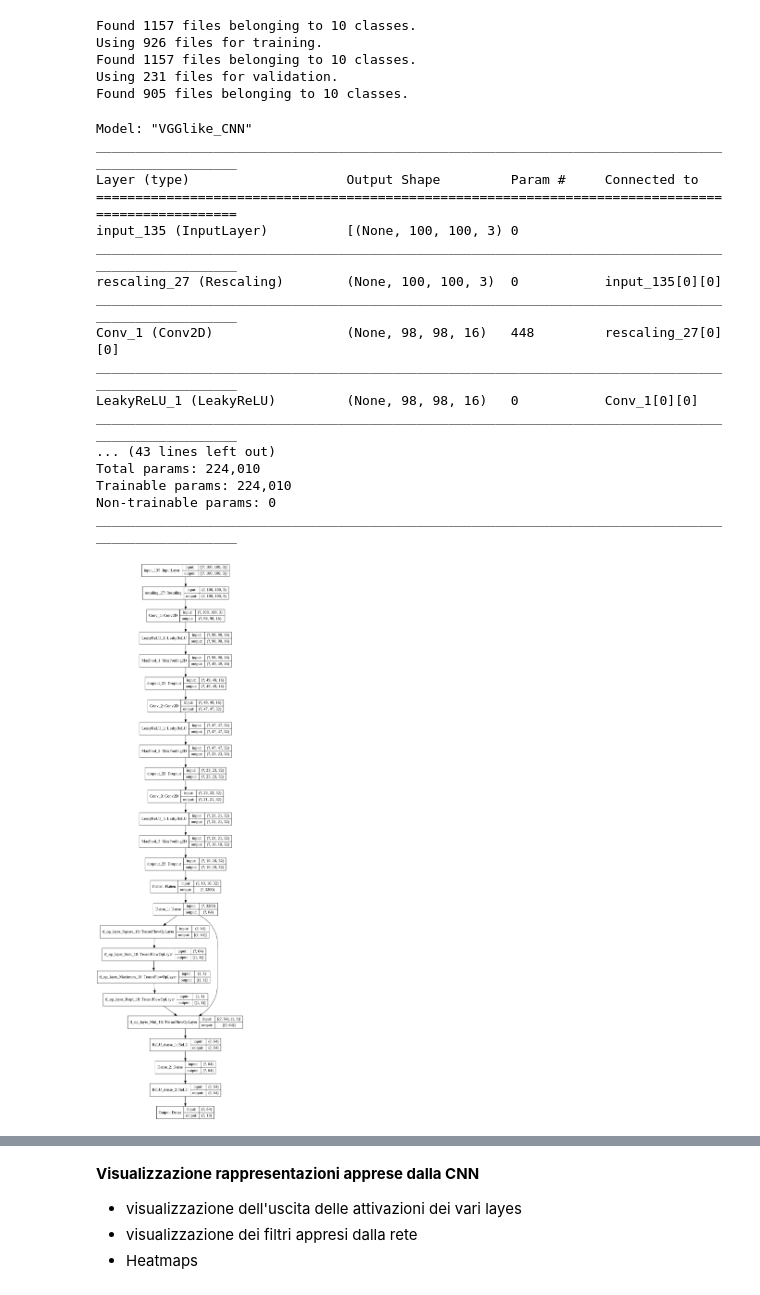
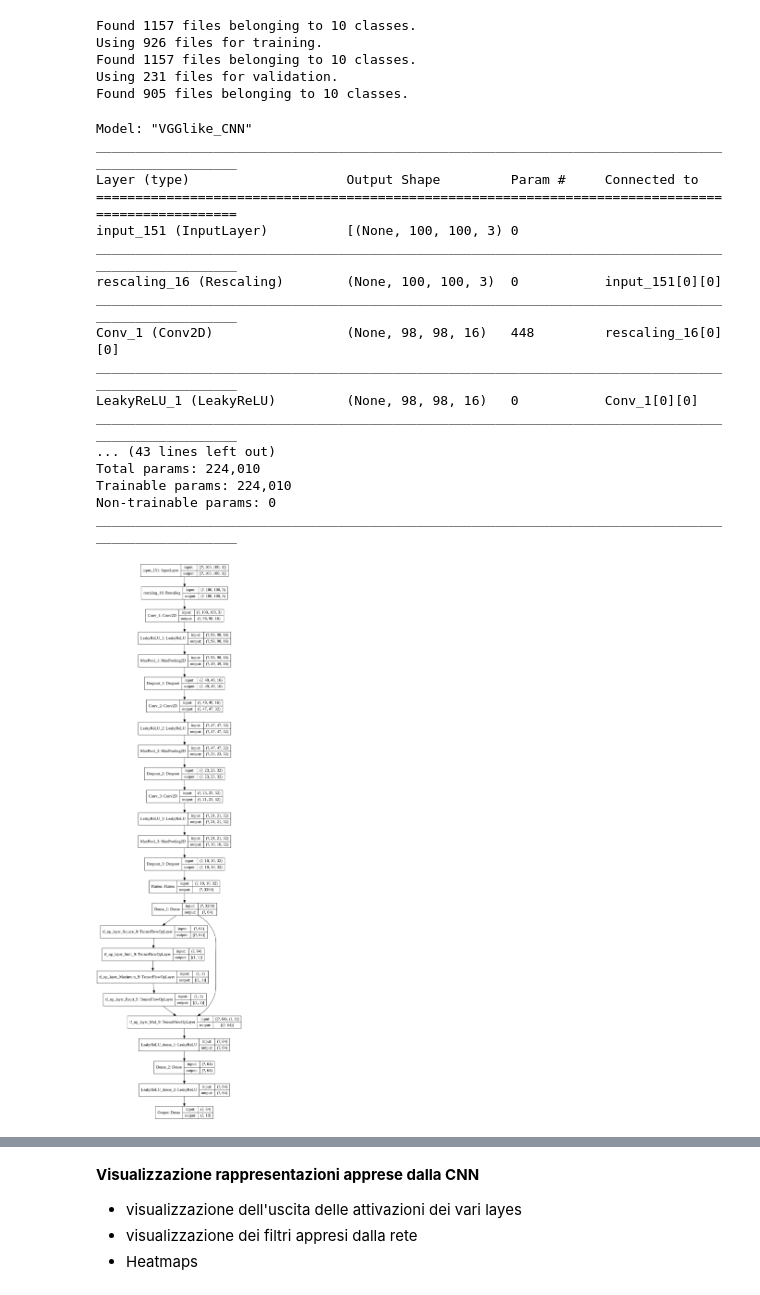
Before and after one commit to Zdestrion/ML_pvt_repo, a Jupyter notebook: NB_CNN_visualizzazione_TL_LC4_2020.ipynb, the cells around one changed output, grey strips where cells are left out. Cells and saved outputs as stored; diff of their text form; code cells hidden in the pictures.

```diff
--- a/NB_CNN_visualizzazione_TL_LC4_2020.ipynb
+++ b/NB_CNN_visualizzazione_TL_LC4_2020.ipynb
@@ -999,59 +988,63 @@ x = layers.experimental.preprocessing.Rescaling(1.0/255)(inputs)
 
 # primo blocco Convoluzionale
 x = keras.layers.Conv2D(16, kernel_size=(3,3), name='Conv_1')(x)
+#x = keras.layers.BatchNormalization(name='Batchnorm_1')(x)
 x = keras.layers.LeakyReLU(name='LeakyReLU_1')(x)
 x = keras.layers.MaxPool2D((2,2), name='MaxPool_1')(x)
-x = keras.layers.Dropout(rate=0.2)(x)
+x = keras.layers.Dropout(rate=0.3, input_shape=(100,100,3),name='Dropout_1')(x)
 
 # secondo blocco Convoluzionale
 x = keras.layers.Conv2D(32, kernel_size=(3,3), name='Conv_2')(x)
+#x = keras.layers.BatchNormalization(name='Batchnorm_2')(x)
 x = keras.layers.LeakyReLU(name='LeakyReLU_2')(x)
 x = keras.layers.MaxPool2D((2,2), name='MaxPool_2')(x)
-x = keras.layers.Dropout(rate=0.2)(x)
+x = keras.layers.Dropout(rate=0.2, input_shape=(100,100,3),name='Dropout_2')(x)
 
 # terzo blocco convoluzionale
 x = keras.layers.Conv2D(32, kernel_size=(3,3), name='Conv_3')(x)
+#x = keras.layers.BatchNormalization()(x)
 x = keras.layers.LeakyReLU(name='LeakyReLU_3')(x)
 x = keras.layers.MaxPool2D((2,2), name='MaxPool_3')(x)
-x = keras.layers.Dropout(rate=0.2)(x)
+x = keras.layers.Dropout(rate=0.1, input_shape=(100,100,3),name='Dropout_3')(x)
 
 x = keras.layers.Flatten(name='Flatten')(x)
 
 # Classificatore
 x = keras.layers.Dense(64, name='Dense_1')(x)
 x = keras.backend.l2_normalize(x)
-x = keras.layers.ReLU(name='ReLU_dense_1')(x)
+x = keras.layers.LeakyReLU(name='LeakyReLU_dense_1')(x)
+#x = keras.layers.Dropout(rate=0.2, input_shape=(100,100,3))(x)
 x = keras.layers.Dense(64, name='Dense_2')(x)
-x = keras.layers.ReLU(name='ReLU_dense_2')(x)
+x = keras.layers.LeakyReLU(name='LeakyReLU_dense_2')(x)
 outputs = keras.layers.Dense(10, activation='softmax', name='Output')(x)
 
 #definizione del modello
 model = keras.Model(inputs=inputs, outputs=outputs, name='VGGlike_CNN')
 
 #printout il summary del modello
 model.summary()
 
 # struttura el modello
 keras.utils.plot_model(model, show_shapes=True)
 # %% [output]
 Model: "VGGlike_CNN"
 __________________________________________________________________________________________________
 Layer (type)                    Output Shape         Param #     Connected to
 ==================================================================================================
-input_135 (InputLayer)          [(None, 100, 100, 3) 0
+input_151 (InputLayer)          [(None, 100, 100, 3) 0
 __________________________________________________________________________________________________
-rescaling_27 (Rescaling)        (None, 100, 100, 3)  0           input_135[0][0]
+rescaling_16 (Rescaling)        (None, 100, 100, 3)  0           input_151[0][0]
 __________________________________________________________________________________________________
-Conv_1 (Conv2D)                 (None, 98, 98, 16)   448         rescaling_27[0][0]
+Conv_1 (Conv2D)                 (None, 98, 98, 16)   448         rescaling_16[0][0]
 __________________________________________________________________________________________________
 LeakyReLU_1 (LeakyReLU)         (None, 98, 98, 16)   0           Conv_1[0][0]
 __________________________________________________________________________________________________
 ... (43 lines left out)
 Total params: 224,010
 Trainable params: 224,010
 Non-trainable params: 0
 __________________________________________________________________________________________________
-[figure, old version]
+[figure, new version]
 # %%
 #Compilazione del Modello
 
```
Also changed, not shown: parts of 42 cells of this notebook.
